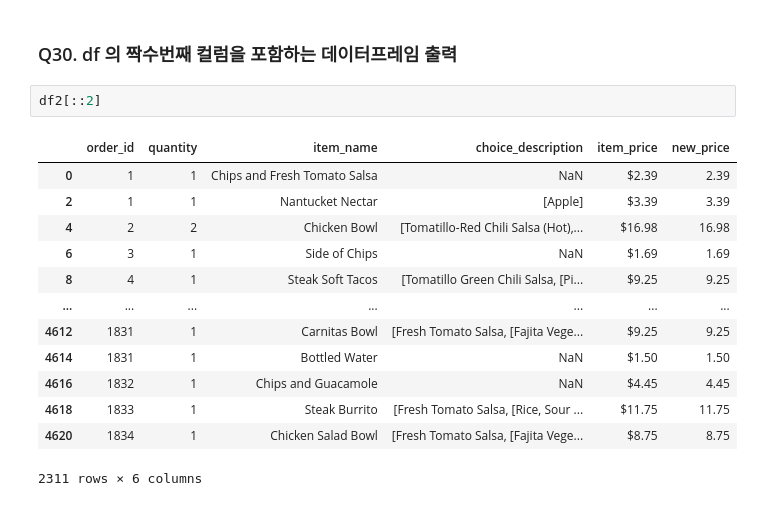
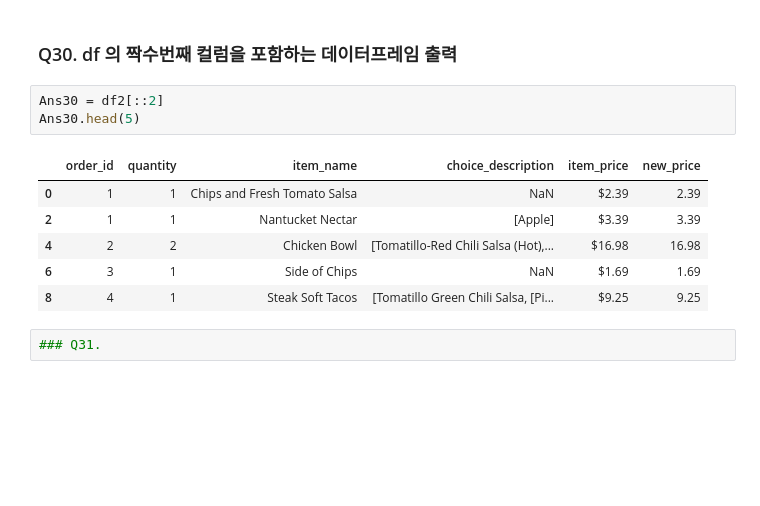
Before and after one commit to eseulLee/python, a Jupyter notebook: datamanim_pandas_exercise/02. Filtering & Sorting.ipynb, the cells around one changed output. Drawn from its saved outputs; the diff is of its cells as text; blank space fills up the shorter version.

```diff
--- a/datamanim_pandas_exercise/02. Filtering & Sorting.ipynb
+++ b/datamanim_pandas_exercise/02. Filtering & Sorting.ipynb
@@ -156,19 +156,15 @@ Ans29.head()
 | 14 | 7 | 1 | Chips and Guacamole | NaN | $4.45 | 4.45 |
 # %% [markdown]
 ### Q30. df 의 짝수번째 컬럼을 포함하는 데이터프레임 출력
-# %%
-df2[::2]
-# %% [output]
-|  | order_id | quantity | item_name | choice_description | item_price | new_price |
-| 0 | 1 | 1 | Chips and Fresh Tomato Salsa | NaN | $2.39 | 2.39 |
-| 2 | 1 | 1 | Nantucket Nectar | [Apple] | $3.39 | 3.39 |
-| 4 | 2 | 2 | Chicken Bowl | [Tomatillo-Red Chili Salsa (Hot),... | $16.98 | 16.98 |
-| 6 | 3 | 1 | Side of Chips | NaN | $1.69 | 1.69 |
-| 8 | 4 | 1 | Steak Soft Tacos | [Tomatillo Green Chili Salsa, [Pi... | $9.25 | 9.25 |
-| ... | ... | ... | ... | ... | ... | ... |
-| 4612 | 1831 | 1 | Carnitas Bowl | [Fresh Tomato Salsa, [Fajita Vege... | $9.25 | 9.25 |
-| 4614 | 1831 | 1 | Bottled Water | NaN | $1.50 | 1.50 |
-| 4616 | 1832 | 1 | Chips and Guacamole | NaN | $4.45 | 4.45 |
-| 4618 | 1833 | 1 | Steak Burrito | [Fresh Tomato Salsa, [Rice, Sour ... | $11.75 | 11.75 |
-| 4620 | 1834 | 1 | Chicken Salad Bowl | [Fresh Tomato Salsa, [Fajita Vege... | $8.75 | 8.75 |
-2311 rows × 6 columns
+# %%
+Ans30 = df2[::2]
+Ans30.head(5)
+# %% [output]
+|  | order_id | quantity | item_name | choice_description | item_price | new_price |
+| 0 | 1 | 1 | Chips and Fresh Tomato Salsa | NaN | $2.39 | 2.39 |
+| 2 | 1 | 1 | Nantucket Nectar | [Apple] | $3.39 | 3.39 |
+| 4 | 2 | 2 | Chicken Bowl | [Tomatillo-Red Chili Salsa (Hot),... | $16.98 | 16.98 |
+| 6 | 3 | 1 | Side of Chips | NaN | $1.69 | 1.69 |
+| 8 | 4 | 1 | Steak Soft Tacos | [Tomatillo Green Chili Salsa, [Pi... | $9.25 | 9.25 |
+# %%
+### Q31.
```
